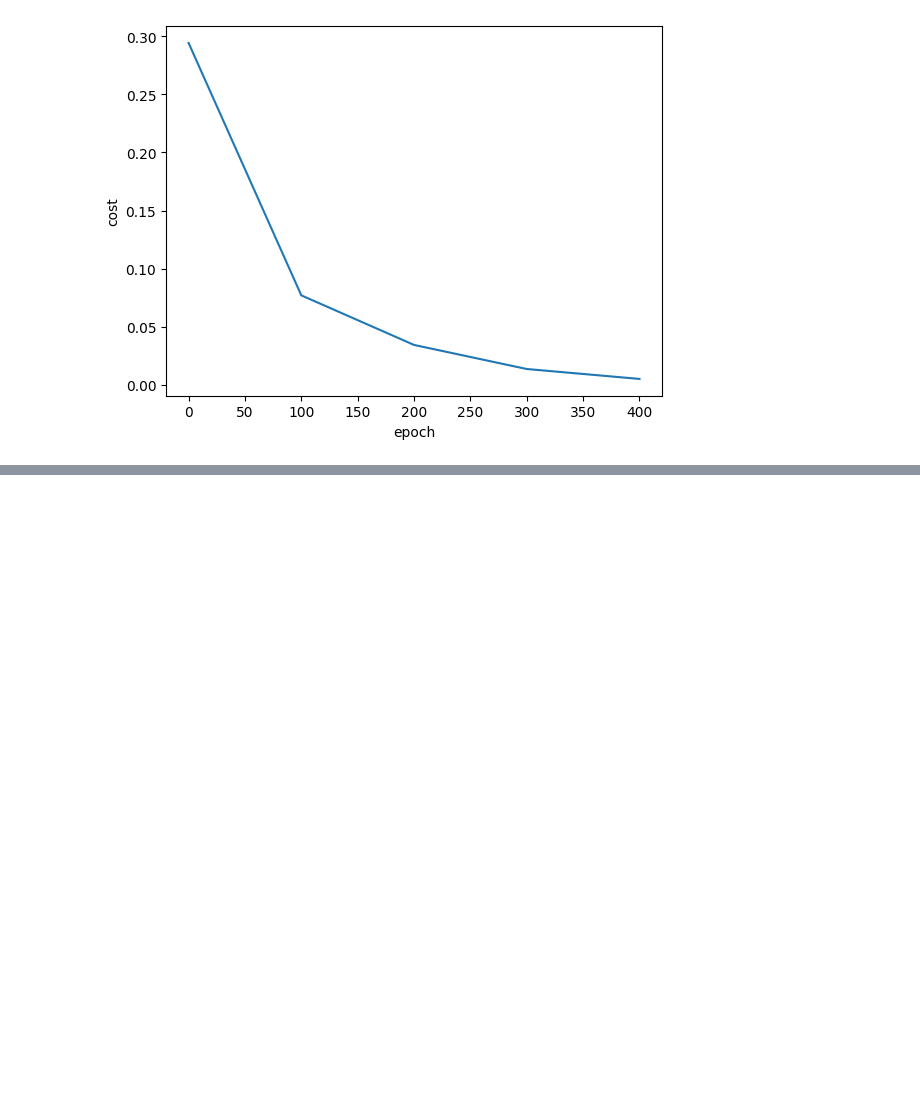
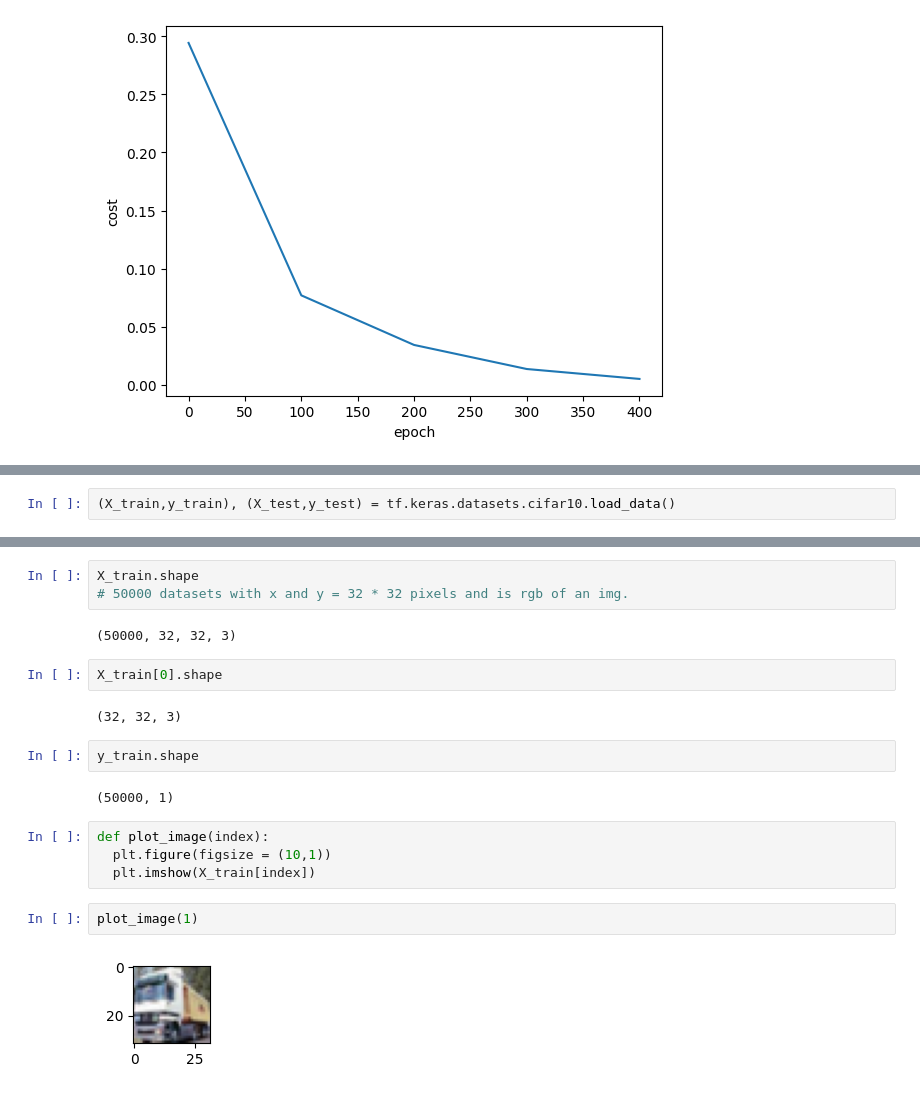
Before and after one commit to Surajpatra700/Deep-Learning_Project, a Jupyter notebook: Deep_Learning.ipynb, the cells around one changed output, grey strips where cells are left out. Cells and saved outputs as stored; diff of their text form; blank space fills up the shorter version.

```diff
--- a/Deep_Learning.ipynb
+++ b/Deep_Learning.ipynb
@@ -628,0 +644,2 @@ plt.plot(epoch_list_sgd,cost_list_sgd)
+# %%
+(X_train,y_train), (X_test,y_test) = tf.keras.datasets.cifar10.load_data()
@@ -628,0 +649,21 @@ plt.plot(epoch_list_sgd,cost_list_sgd)
+# %%
+X_train.shape
+# 50000 datasets with x and y = 32 * 32 pixels and is rgb of an img.
+# %% [output]
+(50000, 32, 32, 3)
+# %%
+X_train[0].shape
+# %% [output]
+(32, 32, 3)
+# %%
+y_train.shape
+# %% [output]
+(50000, 1)
+# %%
+def plot_image(index):
+  plt.figure(figsize = (10,1))
+  plt.imshow(X_train[index])
+# %%
+plot_image(1)
+# %% [output]
+[figure, added]
```
Also changed, not shown: parts of 15 cells of this notebook.
